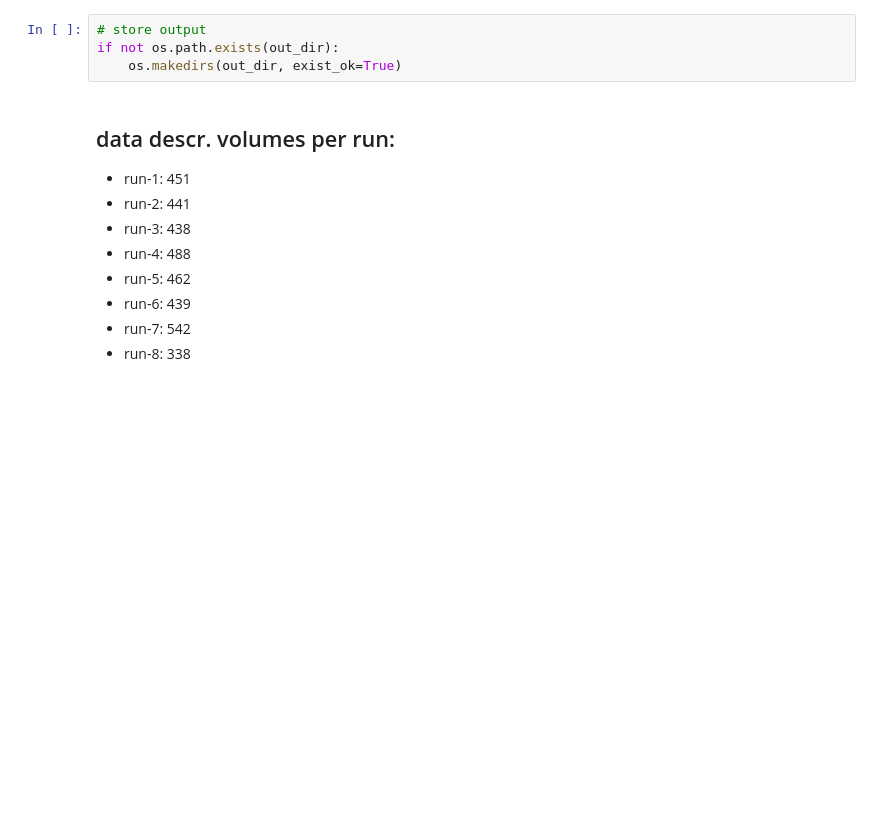
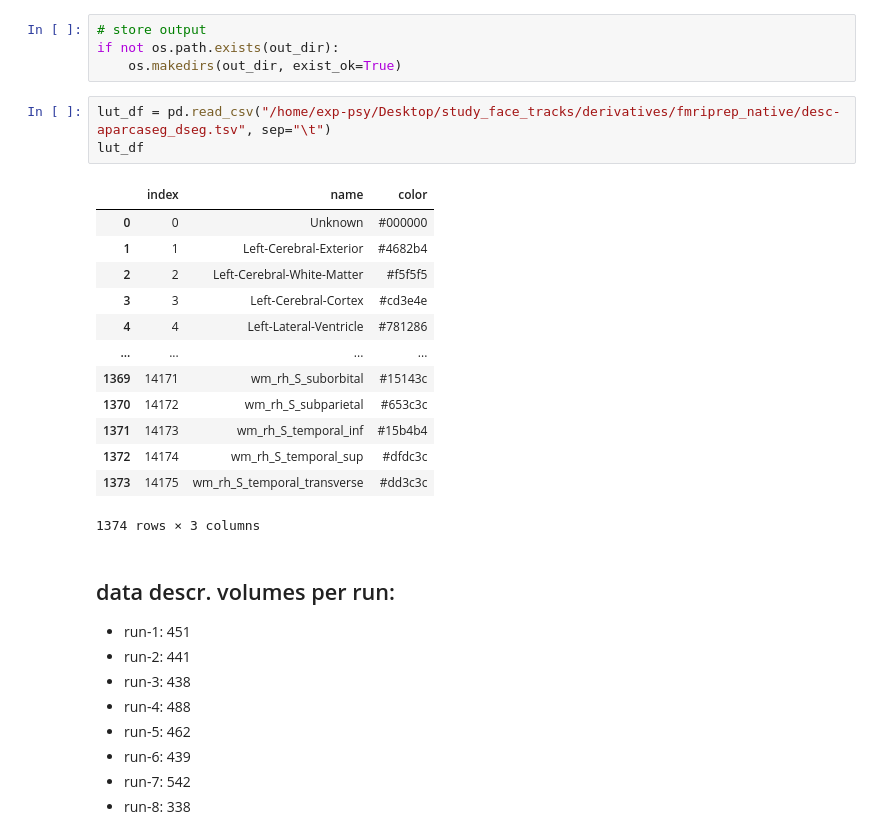
Before and after one commit to nimarek/study-face-tracks, a Jupyter notebook: code/func_alignment.ipynb, the cells around one changed output. Drawn from its saved outputs; the diff is of its cells as text; blank space fills up the shorter version.

```diff
--- a/code/func_alignment.ipynb
+++ b/code/func_alignment.ipynb
@@ -36,6 +37,23 @@ conf_keep_list = [
 # store output
 if not os.path.exists(out_dir):
     os.makedirs(out_dir, exist_ok=True)
+# %%
+lut_df = pd.read_csv("/home/exp-psy/Desktop/study_face_tracks/derivatives/fmriprep_native/desc-aparcaseg_dseg.tsv", sep="\t")
+lut_df
+# %% [output]
+|  | index | name | color |
+| 0 | 0 | Unknown | #000000 |
+| 1 | 1 | Left-Cerebral-Exterior | #4682b4 |
+| 2 | 2 | Left-Cerebral-White-Matter | #f5f5f5 |
+| 3 | 3 | Left-Cerebral-Cortex | #cd3e4e |
+| 4 | 4 | Left-Lateral-Ventricle | #781286 |
+| ... | ... | ... | ... |
+| 1369 | 14171 | wm_rh_S_suborbital | #15143c |
+| 1370 | 14172 | wm_rh_S_subparietal | #653c3c |
+| 1371 | 14173 | wm_rh_S_temporal_inf | #15b4b4 |
+| 1372 | 14174 | wm_rh_S_temporal_sup | #dfdc3c |
+| 1373 | 14175 | wm_rh_S_temporal_transverse | #dd3c3c |
+1374 rows × 3 columns
 # %% [markdown]
 ## data descr. volumes per run:
 - run-1: 451
```
Also changed, not shown: parts of 20 cells of this notebook.
